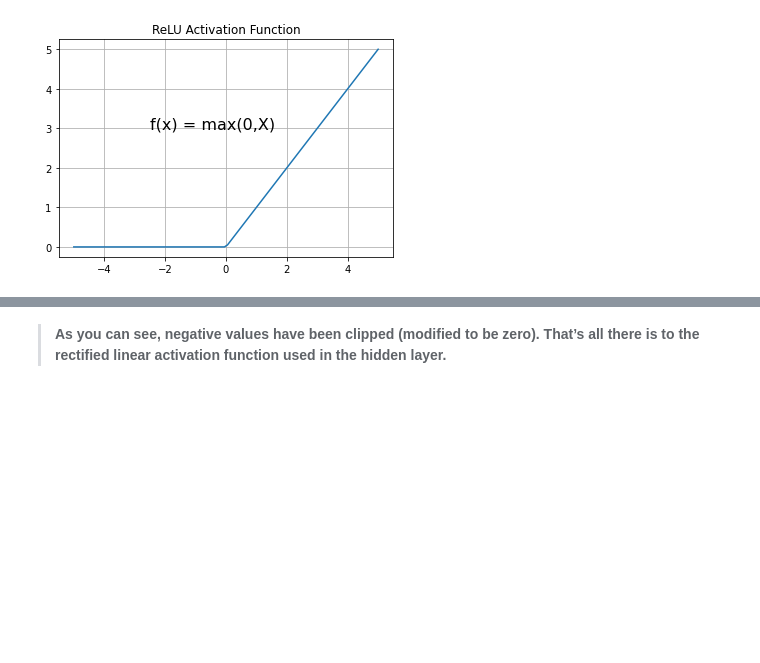
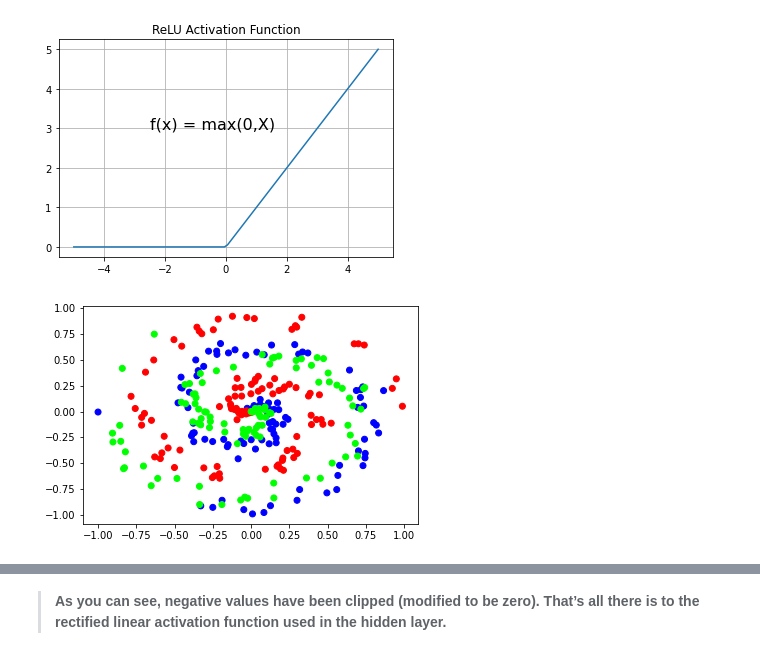
Before and after one commit to Muhammad-Sheraz-ds/Neural-Networks-From-Scratch-In-Python, a Jupyter notebook: Lec 3 (Activation Functions).ipynb, the cells around one changed output, grey strips where cells are left out. Cells and saved outputs as stored; diff of their text form; code cells hidden in the pictures; blank space fills up the shorter version.

```diff
--- a/Lec 3 (Activation Functions).ipynb
+++ b/Lec 3 (Activation Functions).ipynb
@@ -84,0 +79,5 @@ dense1.forward(X)
+# %%
+plt.scatter(X[:, 0 ], X[:, 1 ], c = y, cmap = 'brg' )
+plt.show()
+# %% [output]
+[figure, added]
```
Also changed, not shown: parts of 29 cells of this notebook.
